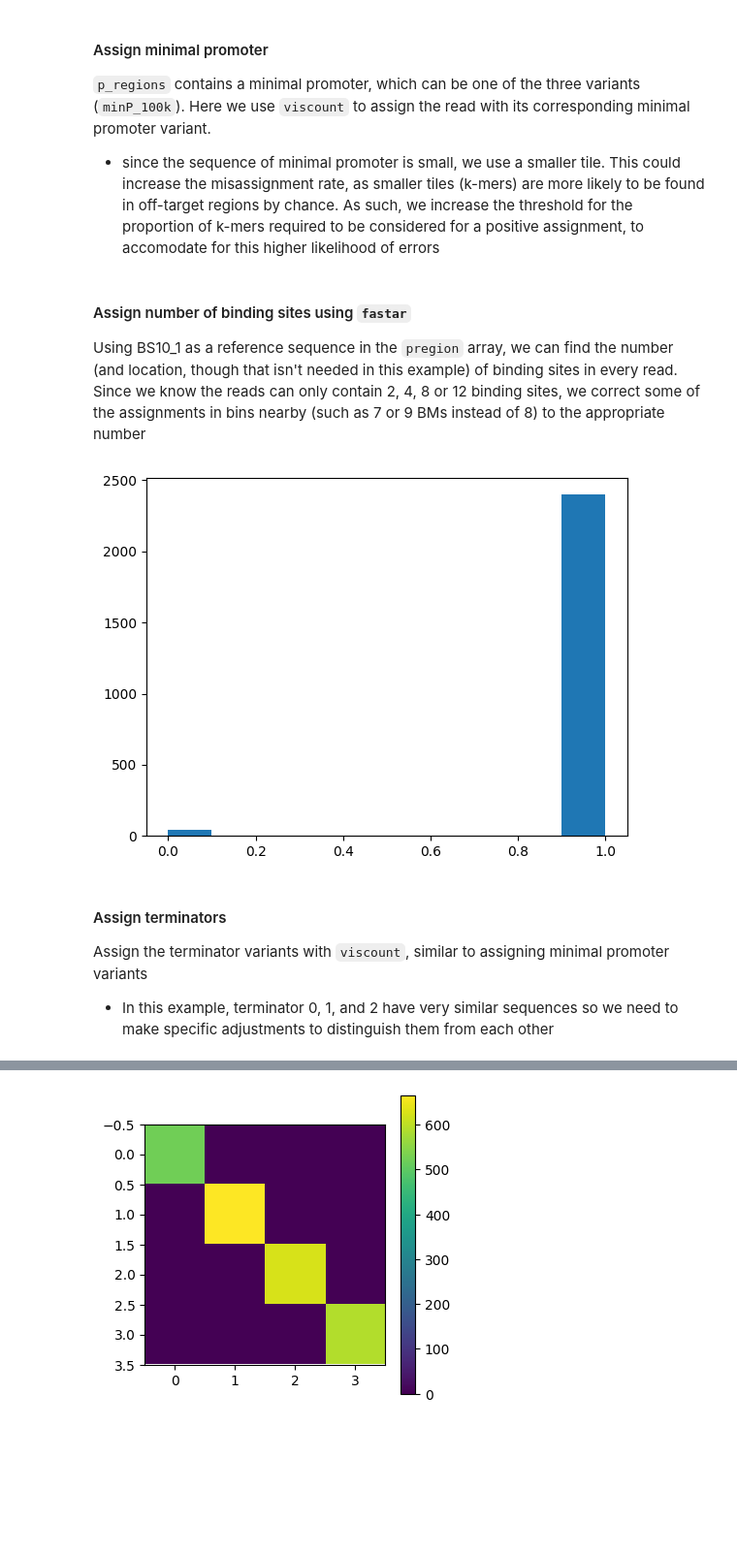
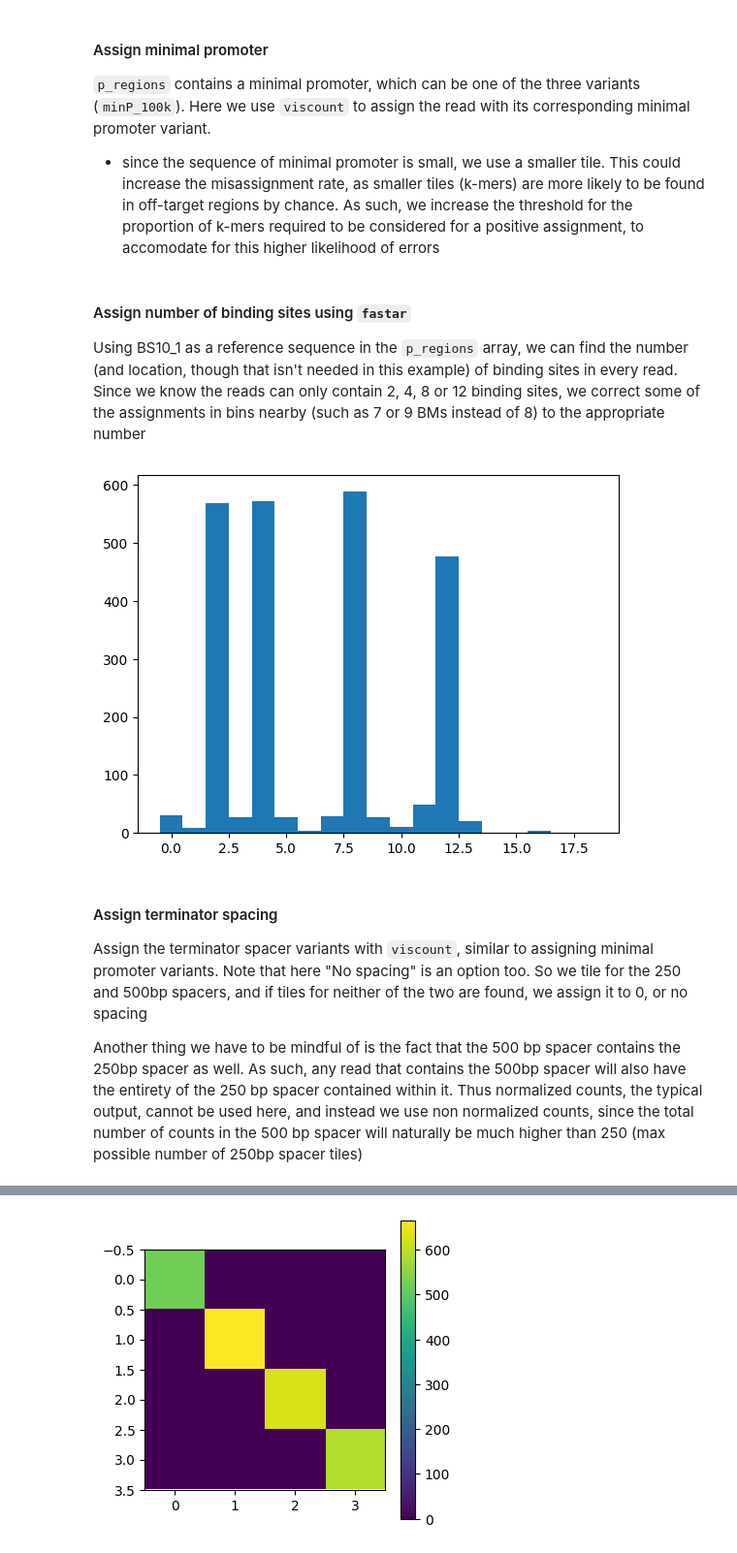
Before and after one commit to cbashorlab/WIMPY, a Jupyter notebook: wimpy_python/example_script_python.ipynb, the cells around one changed output, grey strips where cells are left out. Shown: that part at 97% size. Saved outputs shown, nothing was run; the diff lists cells and outputs as text; code cells hidden in the pictures; blank space fills up the shorter version.

Commit message:
updated example script, added fastar to wimpy.py

```diff
--- a/wimpy_python/example_script_python.ipynb
+++ b/wimpy_python/example_script_python.ipynb
@@ -150,25 +155,4 @@ minP_variants[np.sum(minP_match_ratios, axis=1) < thresh] = -1
 # %% [markdown]
 #### Assign number of binding sites using `fastar`
 
-Using BS10_1 as a reference sequence in the `pregion` array, we can find the number (and location, though that isn't needed in this example) of binding sites in every read. Since we know the reads can only contain 2, 4, 8 or 12 binding sites, we correct some of the assignments in bins nearby (such as 7 or 9 BMs instead of 8) to the appropriate number
+Using BS10_1 as a reference sequence in the `p_regions` array, we can find the number (and location, though that isn't needed in this example) of binding sites in every read. Since we know the reads can only contain 2, 4, 8 or 12 binding sites, we correct some of the assignments in bins nearby (such as 7 or 9 BMs instead of 8) to the appropriate number
-# %%
-#TO BE REPLACED BY FASTAR
-
-ns, _ = wp.fastar(p_regions, BS10_1, 6, 8)
-plt.hist(ns)
-plt.show() #Currently everything gets assigned to 0 or 1
-
-bs_variants = np.zeros(num_seqs) - 1
-dist = positions_minP - positions_A4
-bs_variants[(dist > 0) & (dist < 160)] = 0 # 2 binding sites
-bs_variants[(dist > 160) & (dist < 255)] = 1 # 4 binding sites
-bs_variants[(dist > 255) & (dist < 415)] = 2 # 8 binding sites
-bs_variants[(dist > 415) & (dist < 555)] = 3 # 12 binding sites
-# %% [output]
-[figure, removed]
-# %% [markdown]
-#### Assign terminators
-
-Assign the terminator variants with `viscount`, similar to assigning minimal promoter variants
-
-- In this example, terminator 0, 1, and 2 have very similar sequences so we need to make specific adjustments to distinguish them from each other
@@ -186,0 +159,21 @@ term_variants[np.sum(term_variants_counts_adjusted, axis=1) < 1] = -1
+# %%
+nbs, _ = wp.fastar(p_regions, BS10_1, tile_len=6, bw=8)
+plt.hist(nbs, bins=np.arange(20)-0.5)
+
+#Assign anything with 10 or more binding sites to 12, anything between 7 & 10 binding sites to 8, and anything between 4 & 6 to 4. All else go to 0
+nbs[nbs > 9.2] = 12
+nbs[(nbs > 6.9) & (nbs < 10)] = 8
+nbs[(nbs > 3.9) & (nbs < 6.1)] = 4
+nbs[(nbs != 2) & (nbs != 4) & (nbs != 8) & (nbs != 12)] = -1
+
+#Reassign the number of binding sites to 0, 1, 2, 3, and 4
+value_map = {-1: -1, 2: 0, 4: 1, 8: 2, 12:3}
+bs_variants = [value_map[x] for x in nbs]
+# %% [output]
+[figure, added]
+# %% [markdown]
+#### Assign terminator spacing
+
+Assign the terminator spacer variants with `viscount`, similar to assigning minimal promoter variants. Note that here "No spacing" is an option too. So we tile for the 250 and 500bp spacers, and if tiles for neither of the two are found, we assign it to 0, or no spacing
+
+Another thing we have to be mindful of is the fact that the 500 bp spacer contains the 250bp spacer as well. As such, any read that contains the 500bp spacer will also have the entirety of the 250 bp spacer contained within it. Thus normalized counts, the typical output, cannot be used here, and instead we use non normalized counts, since the total number of counts in the 500 bp spacer will naturally be much higher than 250 (max possible number of 250bp spacer tiles)
```
Also changed, not shown: parts of 27 cells of this notebook, 1 other file.
